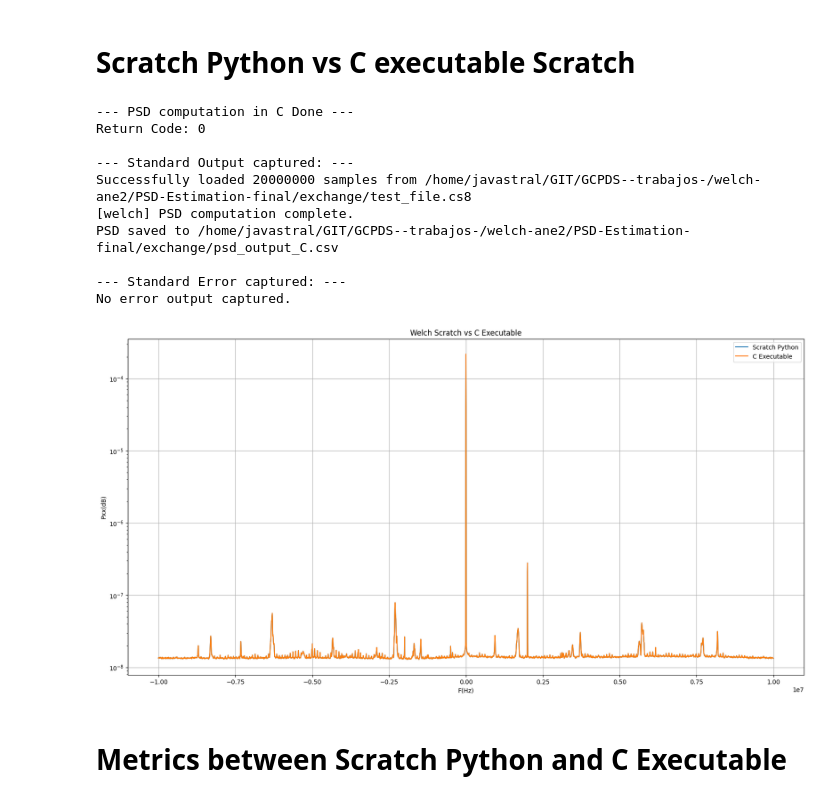
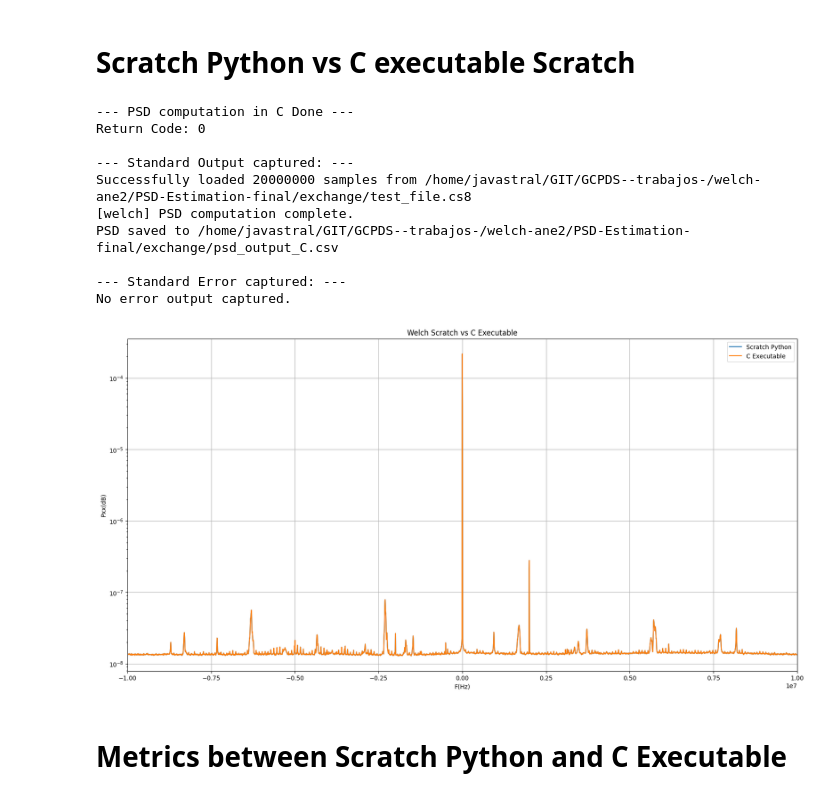
Before and after one commit to dramirezbe/GCPDS-trabajos, a Jupyter notebook: welch-ane2/PSD-Estimation-final/welch-estimation.ipynb, the cells around one changed output. Cells and saved outputs as stored; diff of their text form; code cells hidden in the pictures.

```diff
--- a/welch-ane2/PSD-Estimation-final/welch-estimation.ipynb
+++ b/welch-ane2/PSD-Estimation-final/welch-estimation.ipynb
@@ -327,7 +327,7 @@ f_scratch, Pxx_scratch = np.fft.fftshift(f_scratch), np.fft.fftshift(Pxx_scratch
 try:
 
     result = subprocess.run(
-        [c_executable_path],
+        [c_executable_path, "welch"],
         check=True,
         capture_output=True,
         text=True
@@ -351,34 +351,35 @@ except FileNotFoundError:
 except subprocess.CalledProcessError as e:
     print(f"Error: C program failed with return code {e.returncode}.")
     print(f"--- Standard Error (stderr) of the failed program: ---\n{e.stderr}")
     sys.exit(1)
 
 c_output = pd.read_csv(c_output_path)
 
 f_c = np.array(c_output['Frequency_Hz'].values)
 Pxx_c = np.array(c_output['PSD'].values)
 
 plt.figure(figsize=(20, 10))
 plt.semilogy(f_scratch, Pxx_scratch, label='Scratch Python')
 plt.semilogy(f_c, Pxx_c, label='C Executable')
 plt.title('Welch Scratch vs C Executable')
 plt.xlabel('F(Hz)')
 plt.ylabel('Pxx(dB)')
 plt.grid(True)
 plt.legend()
+plt.xlim(-1e7,1e7)
 plt.show()
 # %% [output]
 --- PSD computation in C Done ---
 Return Code: 0
 
 --- Standard Output captured: ---
 Successfully loaded 20000000 samples from /home/javastral/GIT/GCPDS--trabajos-/welch-ane2/PSD-Estimation-final/exchange/test_file.cs8
 [welch] PSD computation complete.
 PSD saved to /home/javastral/GIT/GCPDS--trabajos-/welch-ane2/PSD-Estimation-final/exchange/psd_output_C.csv
 
 --- Standard Error captured: ---
 No error output captured.
-[figure, old version]
+[figure, new version]
 # %% [markdown]
 # Metrics between Scratch Python and C Executable
 # %%
```
Also changed, not shown: 5 other files.
